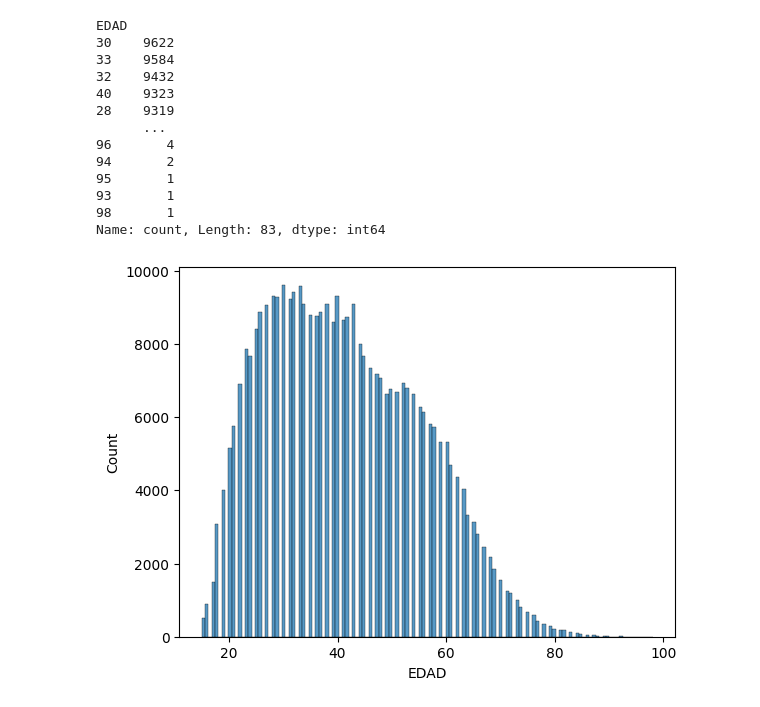
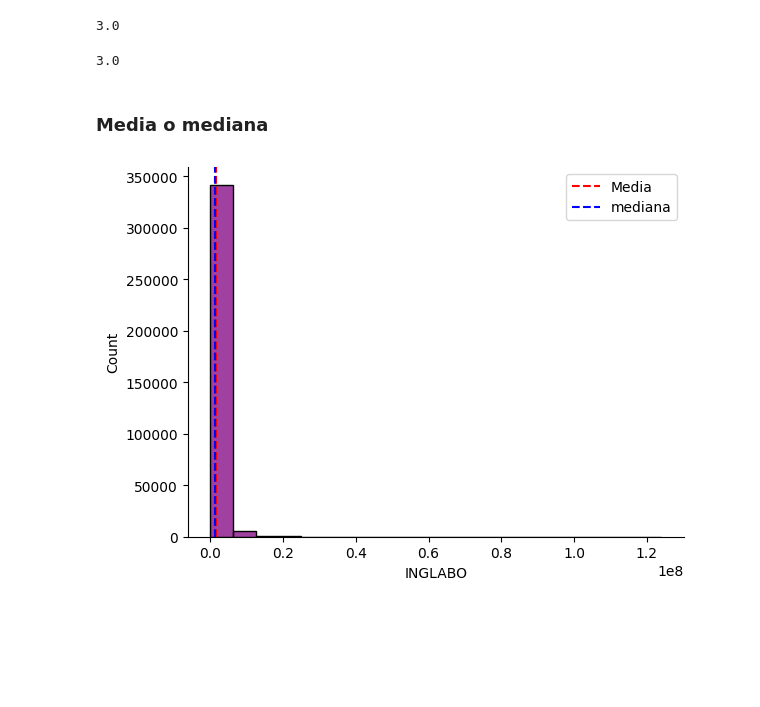
Before and after one commit to julihdez36/Metodos_estadisticos, a Jupyter notebook: Project GEIH 23/1. Estadistica descriptiva.ipynb, the cells around one changed output. Cells and saved outputs as stored; diff of their text form; code cells hidden in the pictures; blank space fills up the shorter version.

```diff
--- a/Project GEIH 23/1. Estadistica descriptiva.ipynb
+++ b/Project GEIH 23/1. Estadistica descriptiva.ipynb
@@ -31 +31,4 @@ Index(['primary_key', 'MES_x', 'CLASE_x', 'FEX_C18_x', 'DPTO_x', 'SEXO',
 5 rows × 32 columns
+# %%
+df = df[(df.INGLABO >= 5000)]
+df = df.dropna(subset=['INGLABO'])
@@ -43,20 +133,23 @@ memory usage: 2.8 MB
-# %%
-df.EDAD.value_counts()
-# %% [output]
-EDAD
-30    9622
-33    9584
-32    9432
-40    9323
-28    9319
-      ...
-96       4
-94       2
-95       1
-93       1
-98       1
-Name: count, Length: 83, dtype: int64
-# %%
-sns.histplot(df.EDAD);
-# %% [output]
-[figure, removed]
+# %%
+fmediana(df.EDUC)
+# %% [output]
+3.0
+# %%
+df.EDUC.median()
+# %% [output]
+3.0
+# %% [markdown]
+### Media o mediana
+# %%
+media = df.INGLABO.mean()
+mediana = df.INGLABO.median()
+
+sns.histplot(df.INGLABO, bins='sturges', color = 'purple')
+plt.axvline(media, color = 'red', linestyle = '--', label = 'Media')
+plt.axvline(mediana, color = 'blue', linestyle = '--', label = 'mediana')
+
+plt.legend()
+
+sns.despine();
+# %% [output]
+[figure, added]
```
Also changed, not shown: parts of 17 cells of this notebook.
